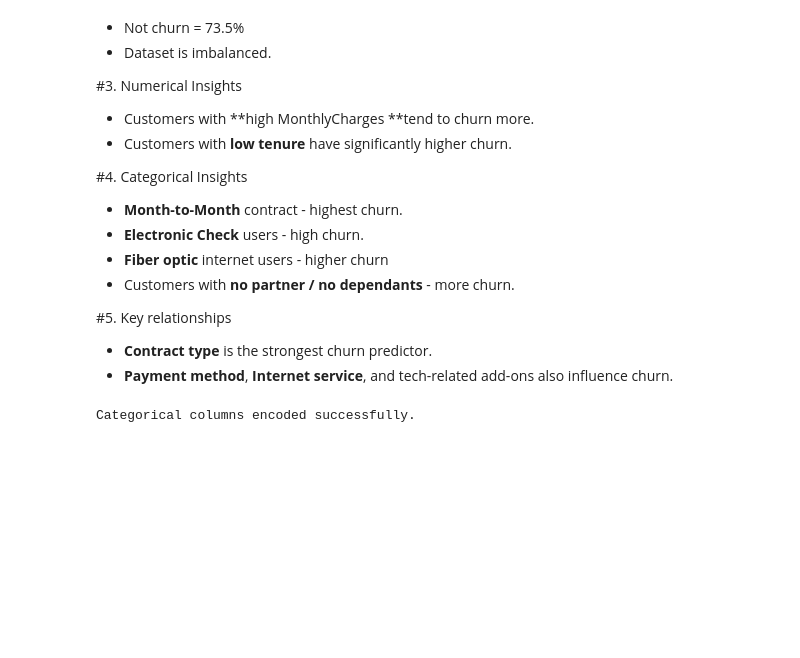
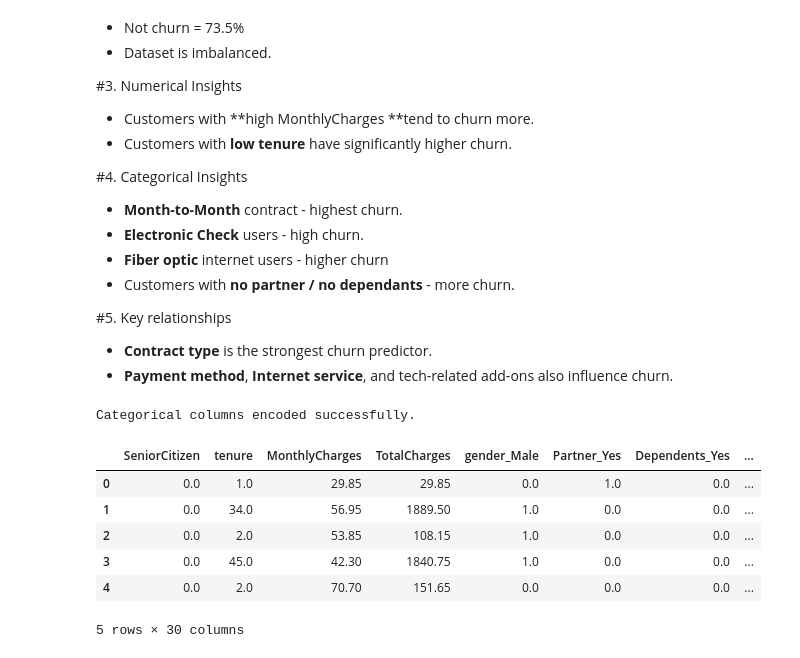
Before and after one commit to sanuli21/telco-churn-project, a Jupyter notebook: churn_prediction.ipynb, the cells around one changed output. Saved outputs shown, nothing was run; the diff lists cells and outputs as text; code cells hidden in the pictures; blank space fills up the shorter version.

```diff
--- a/churn_prediction.ipynb
+++ b/churn_prediction.ipynb
@@ -258,31 +258,46 @@ from sklearn.preprocessing import LabelEncoder
 from sklearn.preprocessing import OneHotEncoder
 from sklearn.compose import ColumnTransformer
 from sklearn.pipeline import Pipeline
 import numpy as np
 
 #splitting features and traget
 X = df.drop('Churn', axis = 1) #all features used to predict churn
 y = df['Churn']
 
 #encoding target variable(converting yes no of churn column to 1 and 0)
 label_y = LabelEncoder()
 y = label_y.fit_transform(y)
 
 #identify categorical and numeric columns as categorical columns need one hot encoding
 categorical_cols = X.select_dtypes(include=['object']).columns.tolist()
 numeric_cols = X.select_dtypes(include=['int64', 'float64']).columns.tolist()
 
 if 'customerID' in categorical_cols:
   categorical_cols.remove('customerID') #as it's just an idnetifier not a feature
 
 #OneHotEncoder converts each category into a new column
-preprocessor = ColumnTransformer( #ColumnTransformer apply OneHotEnocer only to categorical features and keep numeric features as they are
+preprocessor = ColumnTransformer( #ColumnTransformer apply OneHotEncoder only to categorical features and keep numeric features as they are
     transformers = [
         ('num', 'passthrough', numeric_cols),
         ('cat', OneHotEncoder(drop='first'), categorical_cols)
     ]
 )
 
+X_encoded = preprocessor.fit_transform(X)
+
+#convert to dataframe
+encoded_cat_cols = preprocessor.named_transformers_['cat'].get_feature_names_out(categorical_cols)
+all_cols = numeric_cols + list(encoded_cat_cols)
+df_encoded = pd.DataFrame(X_encoded, columns=all_cols)
+
 print("Categorical columns encoded successfully.")
+df_encoded.head()
 # %% [output]
 Categorical columns encoded successfully.
+|  | SeniorCitizen | tenure | MonthlyCharges | TotalCharges | gender_Male | Partner_Yes | Dependents_Yes | ... |
+| 0 | 0.0 | 1.0 | 29.85 | 29.85 | 0.0 | 1.0 | 0.0 | ... |
+| 1 | 0.0 | 34.0 | 56.95 | 1889.50 | 1.0 | 0.0 | 0.0 | ... |
+| 2 | 0.0 | 2.0 | 53.85 | 108.15 | 1.0 | 0.0 | 0.0 | ... |
+| 3 | 0.0 | 45.0 | 42.30 | 1840.75 | 1.0 | 0.0 | 0.0 | ... |
+| 4 | 0.0 | 2.0 | 70.70 | 151.65 | 0.0 | 0.0 | 0.0 | ... |
+5 rows × 30 columns
```
Also changed, not shown: parts of 1 cell of this notebook.
